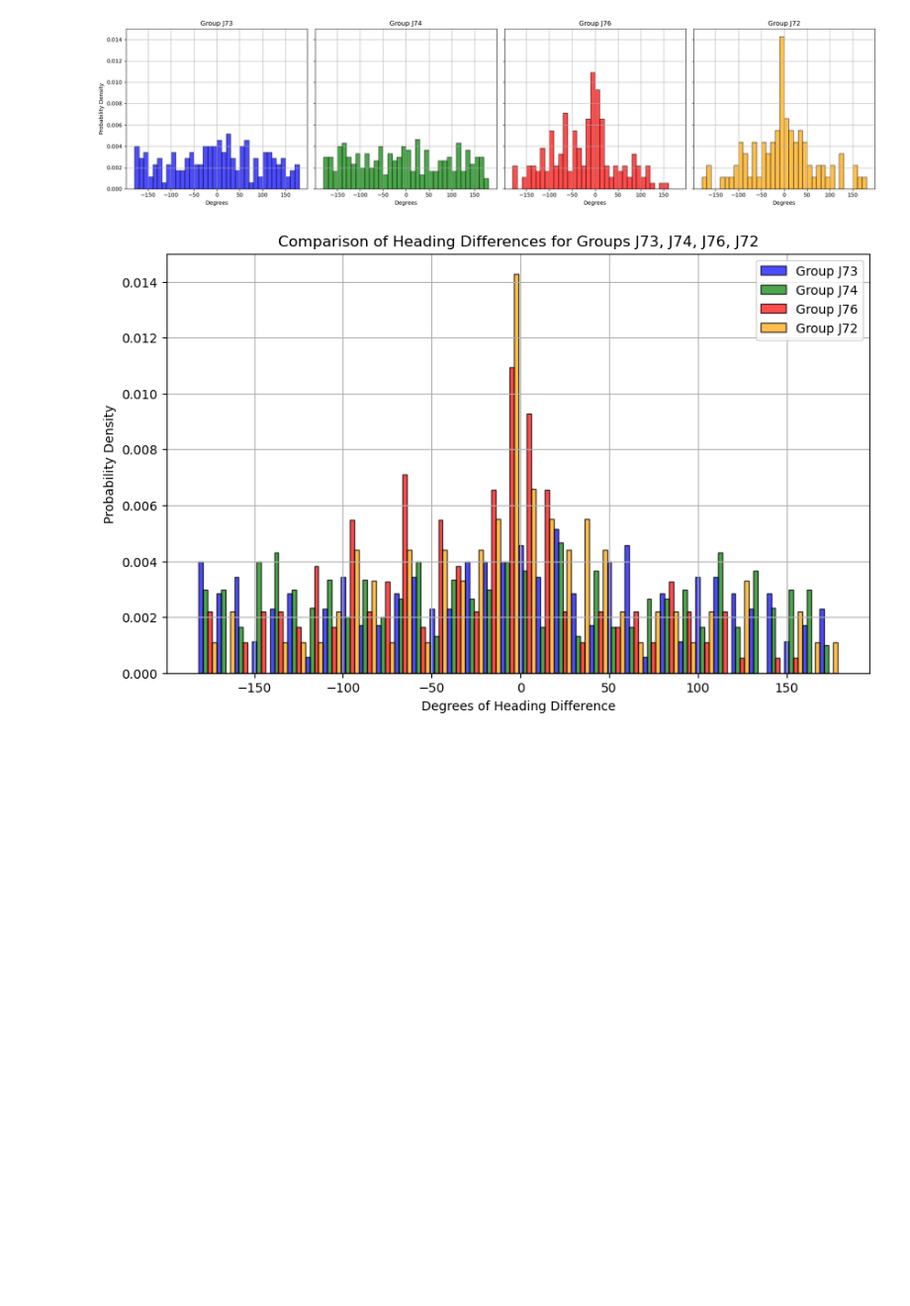
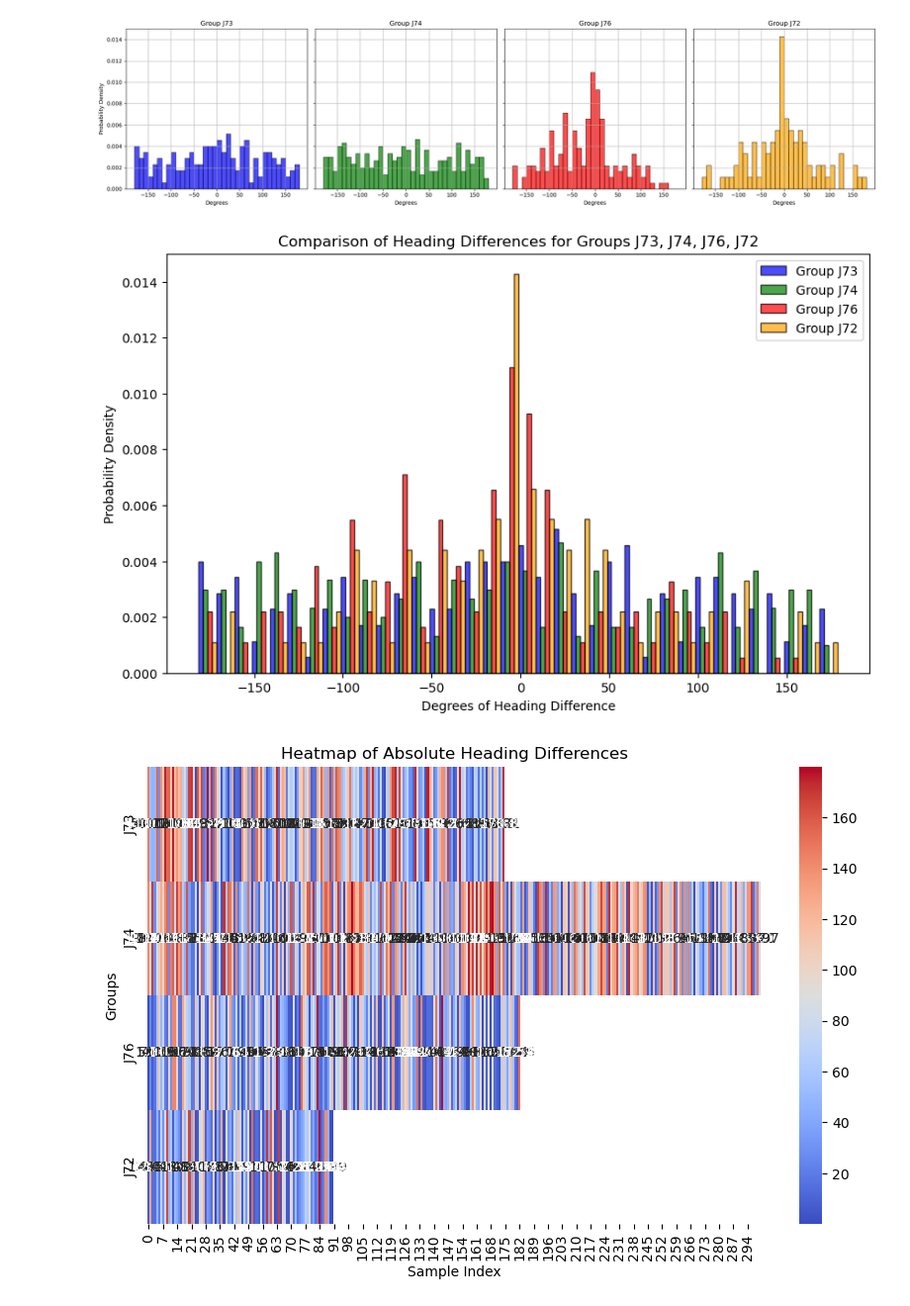
Before and after one commit to Shivammm123/FlyFlightBehavior, a Jupyter notebook: Free Flight Analysis Flies/Complete Analysis.ipynb, the cells around one changed output. Shown at 99% size. Saved outputs shown, nothing was run; the diff lists cells and outputs as text; code cells hidden in the pictures; blank space fills up the shorter version.

```diff
--- a/Free Flight Analysis Flies/Complete Analysis.ipynb
+++ b/Free Flight Analysis Flies/Complete Analysis.ipynb
@@ -912,7 +924,18 @@ plt.legend()
 # Add grid for clarity
 plt.grid(True)
 
+plt.grid(False)
+
 # Show the plot
 plt.show()
 # %% [output]
-[figure, old version]
+[figure, new version]
+# %%
+# Find the maximum length among all arrays
+max_length = max(len(heading_diffs_J73), len(heading_diffs_J74), len(heading_diffs_J76), len(heading_diffs_J72))
+
+# Pad shorter arrays with NaN
+heading_diffs_J73 = np.pad(heading_diffs_J73, (0, max_length - len(heading_diffs_J73)), constant_values=np.nan)
+heading_diffs_J74 = np.pad(heading_diffs_J74, (0, max_length - len(heading_diffs_J74)), constant_values=np.nan)
+heading_diffs_J76 = np.pad(heading_diffs_J76, (0, max_length - len(heading_diffs_J76)), constant_values=np.nan)
+heading_diffs_J72 = np.pad(heading_diffs_J72, (0, max_length - len(heading_diffs_J72)), constant_values=np.nan)
@@ -918,0 +951,31 @@ plt.show()
+# %%
+heading_diffs_J73 = np.abs(heading_diffs_J73)
+heading_diffs_J74 = np.abs(heading_diffs_J74)
+heading_diffs_J76 = np.abs(heading_diffs_J76)
+heading_diffs_J72 = np.abs(heading_diffs_J72)
+# %%
+# Find the maximum length among all arrays
+max_length = max(len(heading_diffs_J73), len(heading_diffs_J74), len(heading_diffs_J76), len(heading_diffs_J72))
+
+# Pad shorter arrays with NaN
+heading_diffs_J73 = np.pad(heading_diffs_J73, (0, max_length - len(heading_diffs_J73)), constant_values=np.nan)
+heading_diffs_J74 = np.pad(heading_diffs_J74, (0, max_length - len(heading_diffs_J74)), constant_values=np.nan)
+heading_diffs_J76 = np.pad(heading_diffs_J76, (0, max_length - len(heading_diffs_J76)), constant_values=np.nan)
+heading_diffs_J72 = np.pad(heading_diffs_J72, (0, max_length - len(heading_diffs_J72)), constant_values=np.nan)
+# %%
+data = pd.DataFrame({
+    'J73': heading_diffs_J73,
+    'J74': heading_diffs_J74,
+    'J76': heading_diffs_J76,
+    'J72': heading_diffs_J72
+})
+
+# Create the heatmap
+plt.figure(figsize=(10, 6))
+sns.heatmap(data.T, cmap='coolwarm', annot=True, fmt=".2f")  # Transpose to have group labels on the y-axis
+plt.title('Heatmap of Absolute Heading Differences')
+plt.xlabel('Sample Index')
+plt.ylabel('Groups')
+plt.show()
+# %% [output]
+[figure, added]
```
Also changed, not shown: parts of 16 cells of this notebook.
